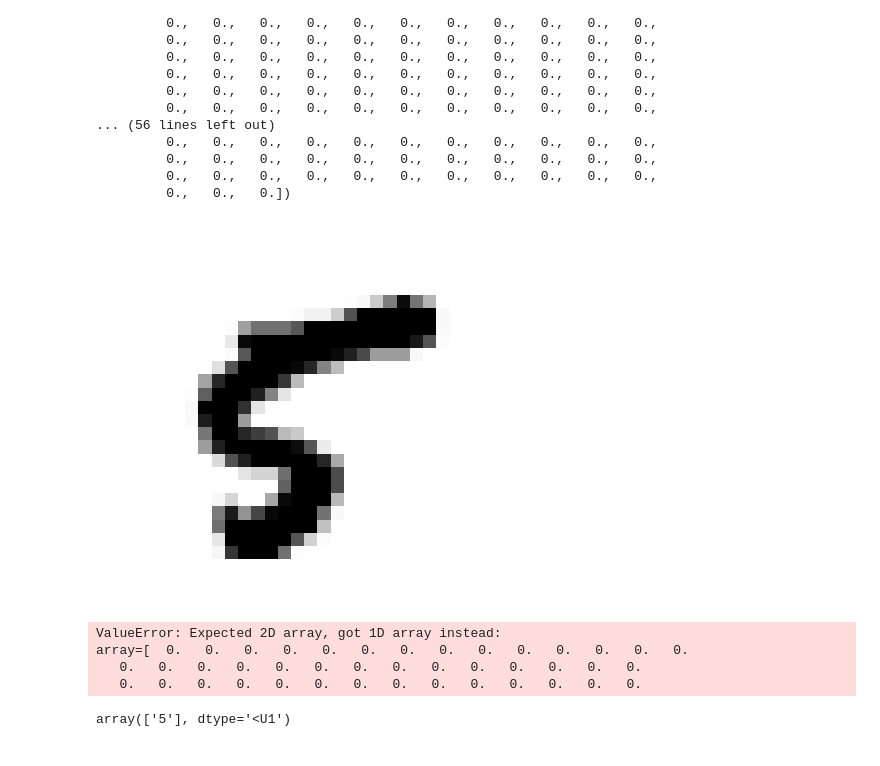
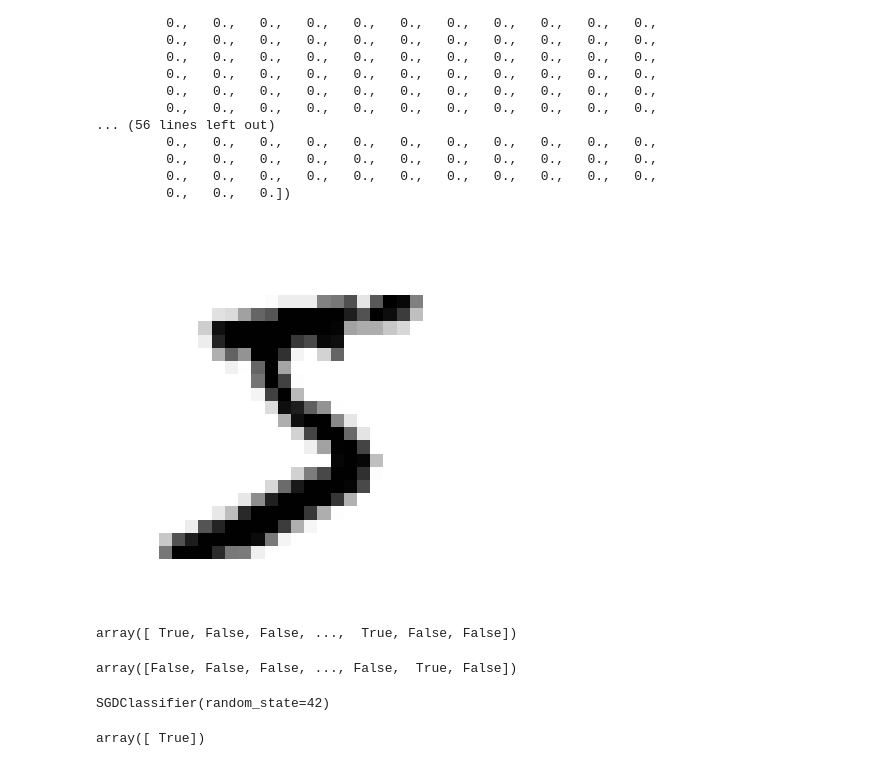
Before and after one commit to thelightfeaver/machine-leaning-practices, a Jupyter notebook: mnist.ipynb, the cells around one changed output. Saved outputs shown, nothing was run; the diff lists cells and outputs as text; code cells hidden in the pictures.

```diff
--- a/mnist.ipynb
+++ b/mnist.ipynb
@@ -28,20 +28,19 @@ array([  0.,   0.,   0.,   0.,   0.,   0.,   0.,   0.,   0.,   0.,   0.,
 # %%
 import matplotlib.pyplot as plt
 import random
 
 def plot_digit(data, title=""):
     image = data.reshape(28, 28)
     plt.title(title)
     plt.imshow(image, cmap=plt.cm.binary,
                interpolation="nearest")
     plt.axis("off")
 
-value = random.randint(0, len(X))
-plot_digit(X[value], y[value])
-plot_digit(random.choice(X))
+value = X[0]
+plot_digit(value)
 plt.show()
 # %% [output]
-[figure, old version]
+[figure, new version]
 # %%
 from sklearn.model_selection import train_test_split
 
@@ -49,19 +48,26 @@ X_train, X_test, y_train, y_test = train_test_split(X, y, test_size=.2)
+# %%
+# Sistution of number for boolean
+y_train_7 = (y_train == '5')
+y_test_7 = (y_test == '5')
+
+display(y_train_7)
+display(y_test_7)
+# %% [output]
+array([ True, False, False, ...,  True, False, False])
+array([False, False, False, ..., False,  True, False])
 # %%
 # SGB is capable of handling very large datasets efficiently
 
 from sklearn.linear_model import SGDClassifier
 
 sgd_clf = SGDClassifier(random_state=42)
-sgd_clf.fit(X_train, y_train)
+sgd_clf.fit(X_train, y_train_7)
 # %% [output]
-ValueError: Expected 2D array, got 1D array instead:
-array=[  0.   0.   0.   0.   0.   0.   0.   0.   0.   0.   0.   0.   0.   0.
-   0.   0.   0.   0.   0.   0.   0.   0.   0.   0.   0.   0.   0.   0.
-   0.   0.   0.   0.   0.   0.   0.   0.   0.   0.   0.   0.   0.   0.
+SGDClassifier(random_state=42)
 # %%
-sgd_clf.predict([X[value]])
+sgd_clf.predict([value])
 # %% [output]
-array(['5'], dtype='<U1')
+array([ True])
 # %%
 # validation in performace
 
```
Also changed, not shown: parts of 9 cells of this notebook.
